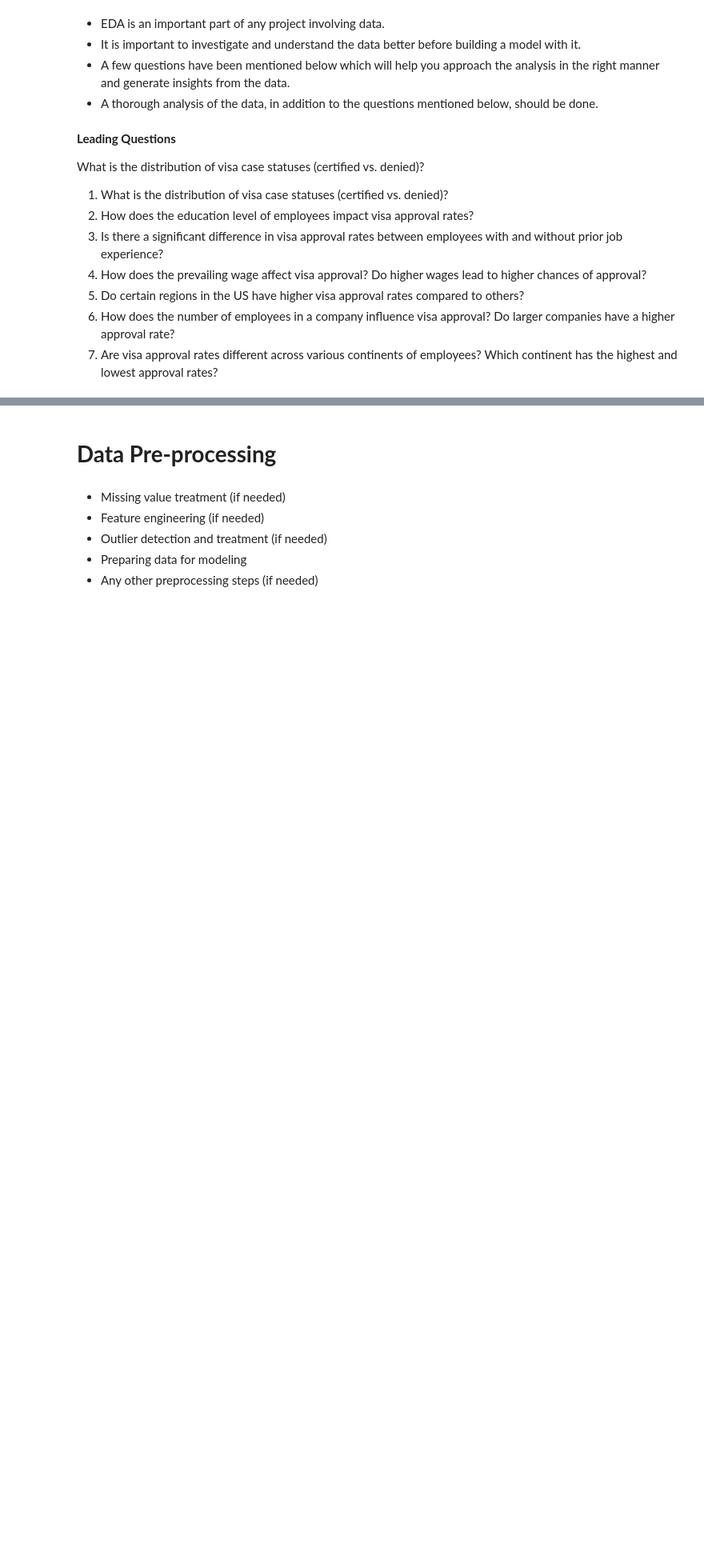
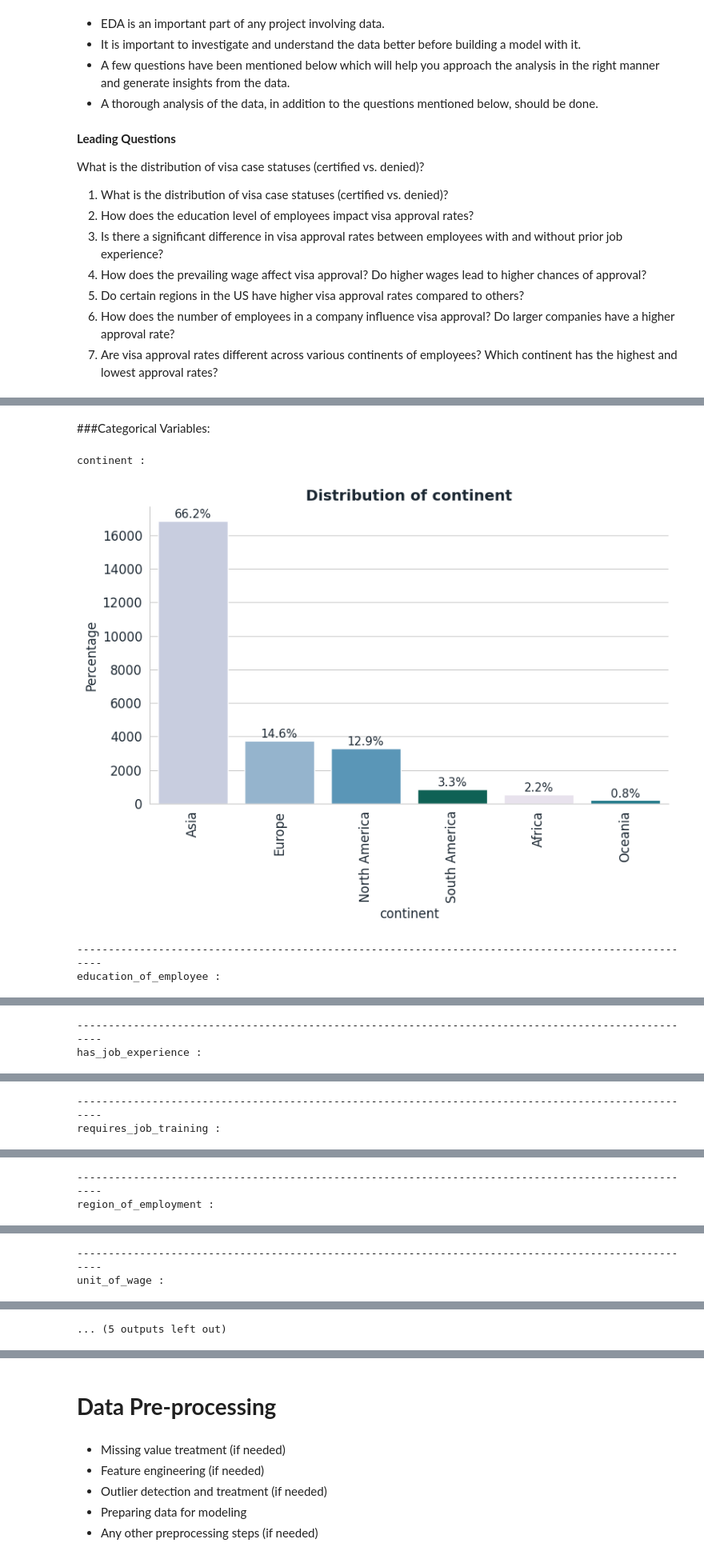
Before and after one commit to gaca-ai/easy_visa, a Jupyter notebook: GACA_EasyVisaProject_FullCode.ipynb, the cells around one changed output, grey strips where cells are left out. Shown at 80% size. Cells and saved outputs as stored; diff of their text form; code cells hidden in the pictures; blank space fills up the shorter version.

```diff
--- a/GACA_EasyVisaProject_FullCode.ipynb
+++ b/GACA_EasyVisaProject_FullCode.ipynb
@@ -83,0 +131,3 @@ df.head()
+# %%
+obj_cols = df.select_dtypes(include='object').columns
+obj_cols
@@ -83,0 +141,4 @@ df.head()
+# %%
+for col in obj_cols[1:]:
+    print("-"*50)
+    print(f"{col}: \n{df[col].unique()}\n")
@@ -83,0 +198,3 @@ df.head()
+# %%
+for col in obj_cols[1:]:
+    df[col] = df[col].astype('category')
@@ -103,0 +400,12 @@ What is the distribution of visa case statuses (certified vs. denied)?
+# %% [markdown]
+###Categorical Variables:
+# %%
+for col in obj_cols[1:]:
+   print(col,":","\n")
+   labeled_barplot(df, col, perc = True)
+   print("-"*100)
+# %% [output]
+continent :
+[figure, added]
+----------------------------------------------------------------------------------------------------
+education_of_employee :
@@ -103,0 +413,2 @@ What is the distribution of visa case statuses (certified vs. denied)?
+----------------------------------------------------------------------------------------------------
+has_job_experience :
@@ -103,0 +416,2 @@ What is the distribution of visa case statuses (certified vs. denied)?
+----------------------------------------------------------------------------------------------------
+requires_job_training :
@@ -103,0 +419,2 @@ What is the distribution of visa case statuses (certified vs. denied)?
+----------------------------------------------------------------------------------------------------
+region_of_employment :
@@ -103,0 +422,2 @@ What is the distribution of visa case statuses (certified vs. denied)?
+----------------------------------------------------------------------------------------------------
+unit_of_wage :
@@ -103,0 +425 @@ What is the distribution of visa case statuses (certified vs. denied)?
+... (5 outputs left out)
```
Also changed, not shown: parts of 35 cells of this notebook.
